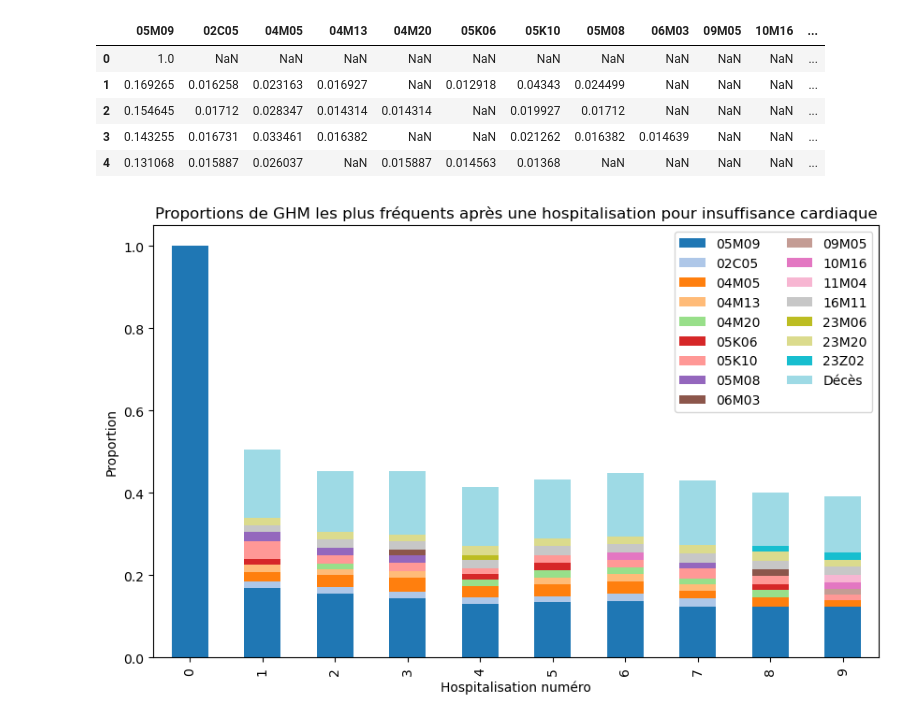
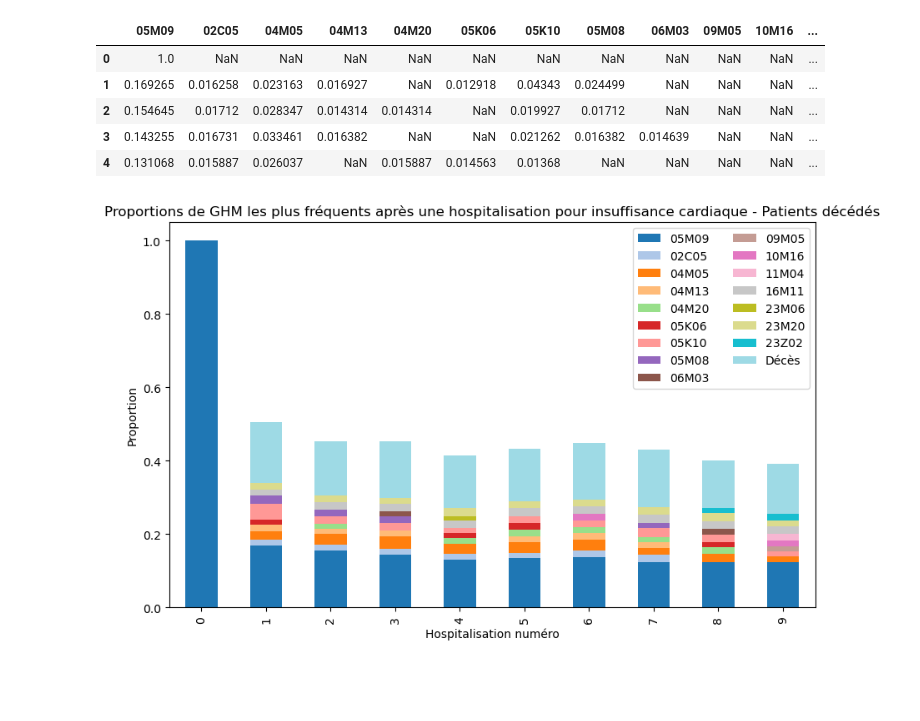
Before and after one commit to Kirscher/TextMining_Parcours_de_soin, a Jupyter notebook: base_sequentielle_truncated_GHM.ipynb, the cells around one changed output. Drawn from its saved outputs; the diff is of its cells as text; code cells hidden in the pictures; blank space fills up the shorter version.

```diff
--- a/base_sequentielle_truncated_GHM.ipynb
+++ b/base_sequentielle_truncated_GHM.ipynb
@@ -256,12 +256,12 @@ database.head()
 # %%
 database.plot(kind='bar', stacked=True, colormap='tab20', figsize=(10, 6))
 plt.legend(loc="upper right", ncol=2)
 plt.xlabel("Hospitalisation numéro")
 plt.ylabel("Proportion")
-plt.title('Proportions de GHM les plus fréquents après une hospitalisation pour insuffisance cardiaque')
+plt.title('Proportions de GHM les plus fréquents après une hospitalisation pour insuffisance cardiaque - Patients décédés')
 plt.show()
 # %% [output]
-[figure, old version]
+[figure, new version]
 # %%
 fig = px.area(database, title="Proportions de GHM les plus fréquents après une hospitalisation pour insuffisance cardiaque",
              labels={
```
Also changed, not shown: parts of 6 cells of this notebook, 25 other files.
